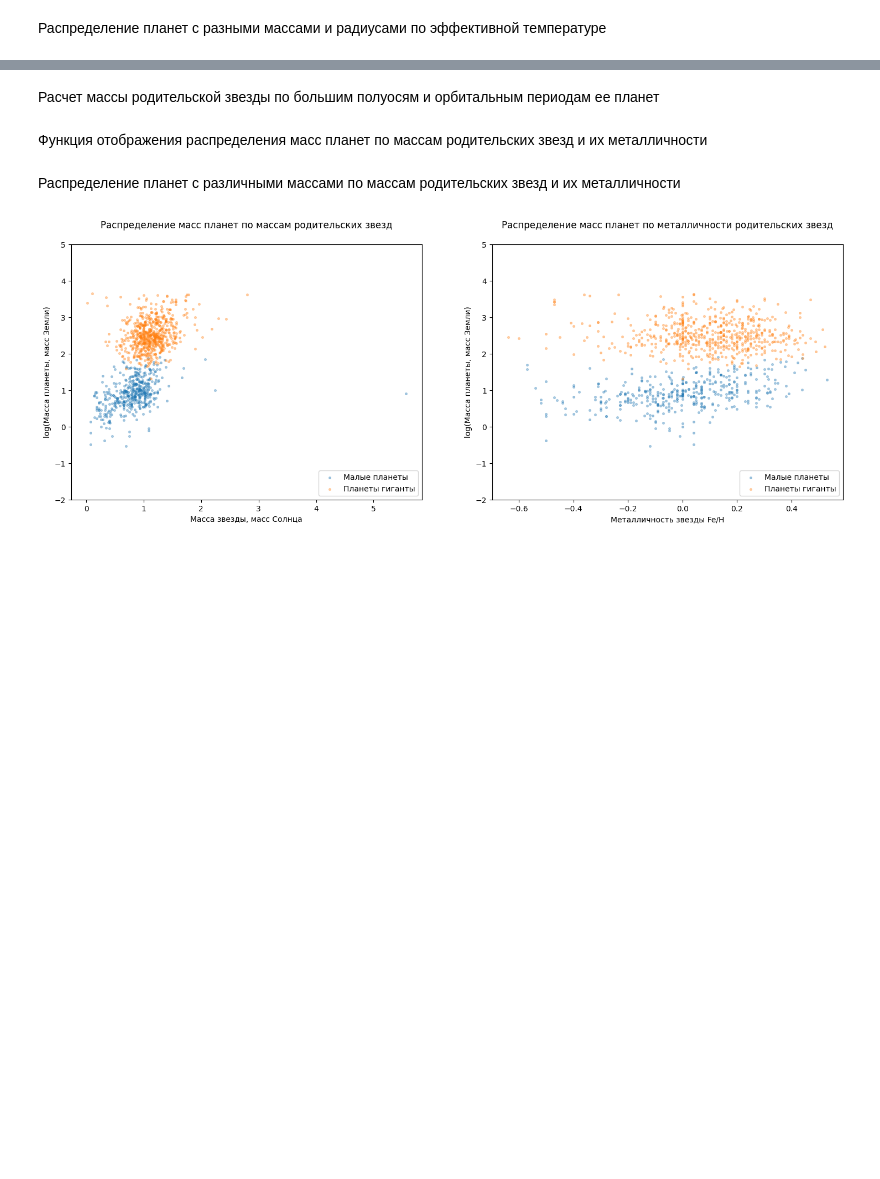
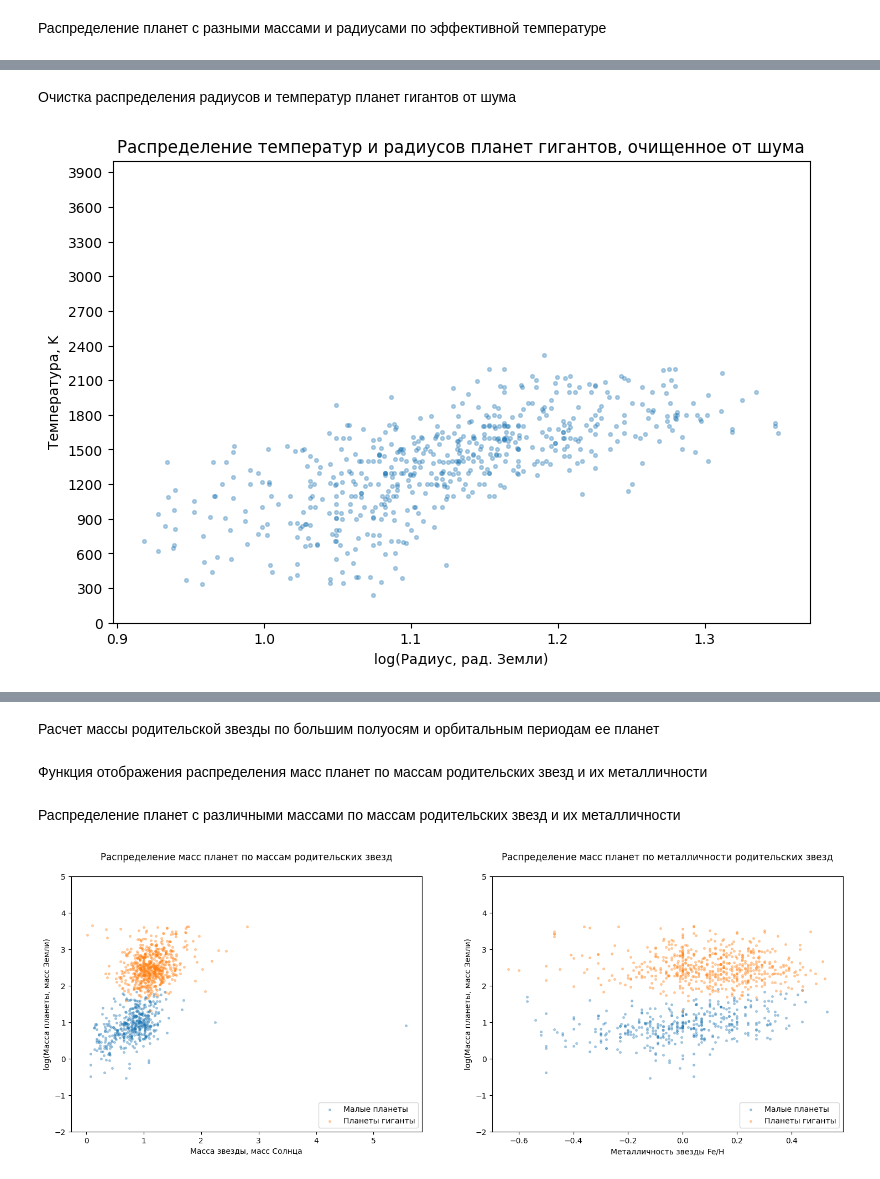
Before and after one commit to ochobkaa/exoplanetmodel, a Jupyter notebook: exoplanets.ipynb, the cells around one changed output, grey strips where cells are left out. Saved outputs shown, nothing was run; the diff lists cells and outputs as text; code cells hidden in the pictures; blank space fills up the shorter version.

```diff
--- a/exoplanets.ipynb
+++ b/exoplanets.ipynb
@@ -393,0 +488,10 @@ plot.show()
+# %% [markdown]
+Очистка распределения радиусов и температур планет гигантов от шума
+# %%
+lp_teff_rad_clean = oucl.LargePTeffRadiusCleaner()
+
+tr_lp_cleaned = lp_teff_rad_clean.clean(tr_large_p)
+
+show_radius_teff_plot(tr_lp_cleaned, "Распределение температур и радиусов планет гигантов, очищенное от шума")
+# %% [output]
+[figure, added]
```
Also changed, not shown: parts of 20 cells of this notebook.
